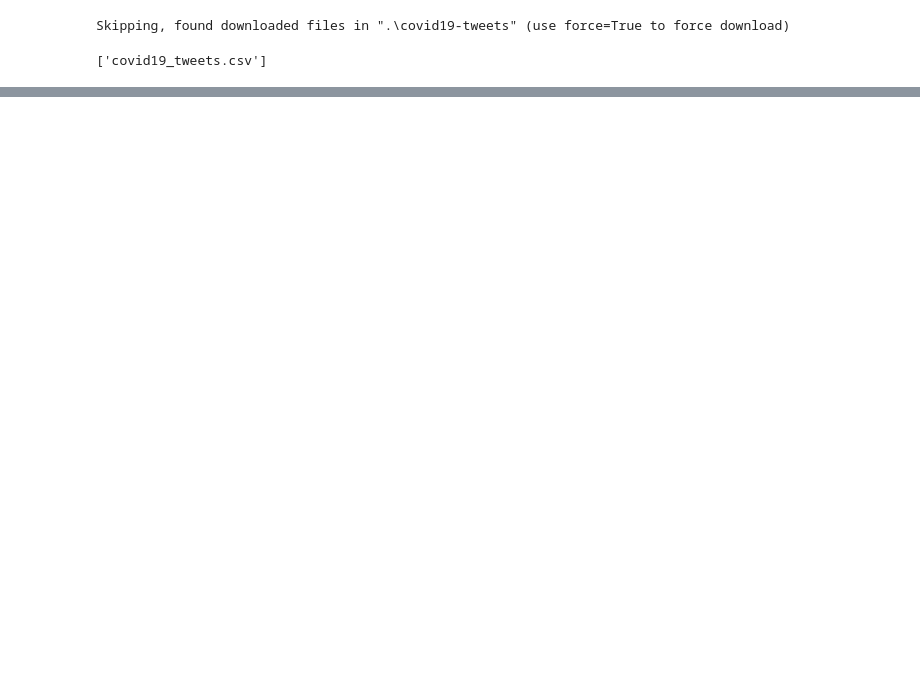
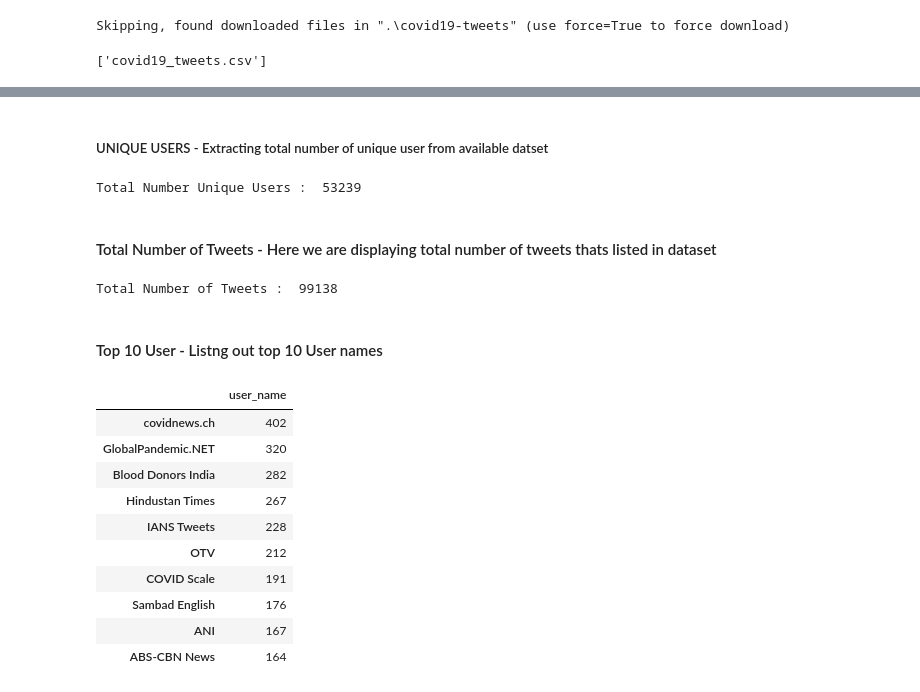
Before and after one commit to srajbamshi/Tweet-Sentiment-Analysis, a Jupyter notebook: Covid19 Tweets Analysis/covid19-tweet-analysis.ipynb, the cells around one changed output, grey strips where cells are left out. Saved outputs shown, nothing was run; the diff lists cells and outputs as text; code cells hidden in the pictures; blank space fills up the shorter version.

```diff
--- a/Covid19 Tweets Analysis/covid19-tweet-analysis.ipynb
+++ b/Covid19 Tweets Analysis/covid19-tweet-analysis.ipynb
@@ -20,0 +100,31 @@ data_set=pd.read_csv('./covid19-tweets/covid19_tweets.csv')
+# %% [markdown]
+##### UNIQUE USERS - Extracting total number of unique user from available datset
+# %%
+unique_User = covid19_tweets.user_name.unique()
+print('Total Number Unique Users : ',unique_User.shape[0])
+# %% [output]
+Total Number Unique Users :  53239
+# %% [markdown]
+#### Total Number of Tweets - Here we are displaying total number of tweets thats listed in dataset
+# %%
+No_Of_Tweets = covid19_tweets.shape
+print('Total Number of Tweets : ',No_Of_Tweets[0])
+# %% [output]
+Total Number of Tweets :  99138
+# %% [markdown]
+#### Top 10 User - Listng out top 10 User names
+# %%
+Top_ten_users = pd.DataFrame(covid19_tweets.user_name.value_counts().sort_values(ascending=False).head(10))
+Top_ten_users
+# %% [output]
+|  | user_name |
+| covidnews.ch | 402 |
+| GlobalPandemic.NET | 320 |
+| Blood Donors India | 282 |
+| Hindustan Times | 267 |
+| IANS Tweets | 228 |
+| OTV | 212 |
+| COVID Scale | 191 |
+| Sambad English | 176 |
+| ANI | 167 |
+| ABS-CBN News | 164 |
```
Also changed, not shown: parts of 21 cells of this notebook.
